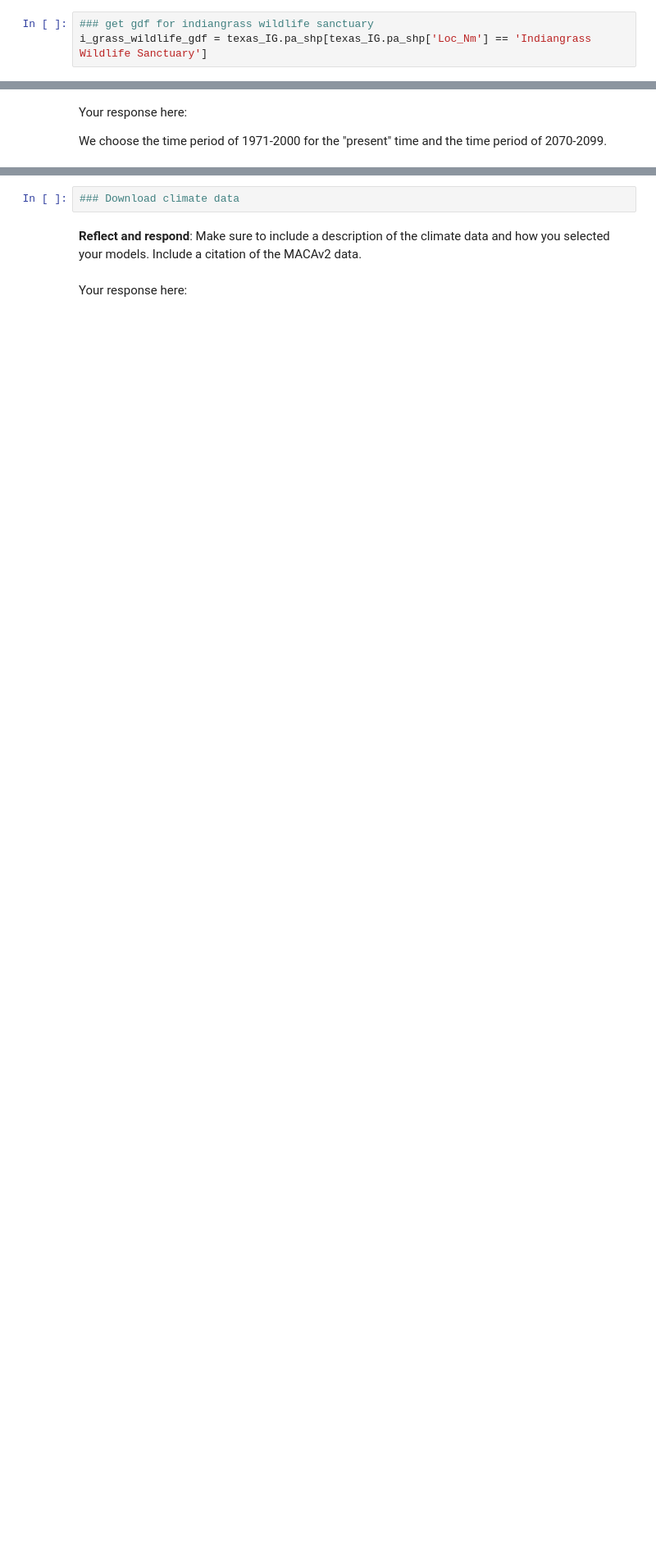
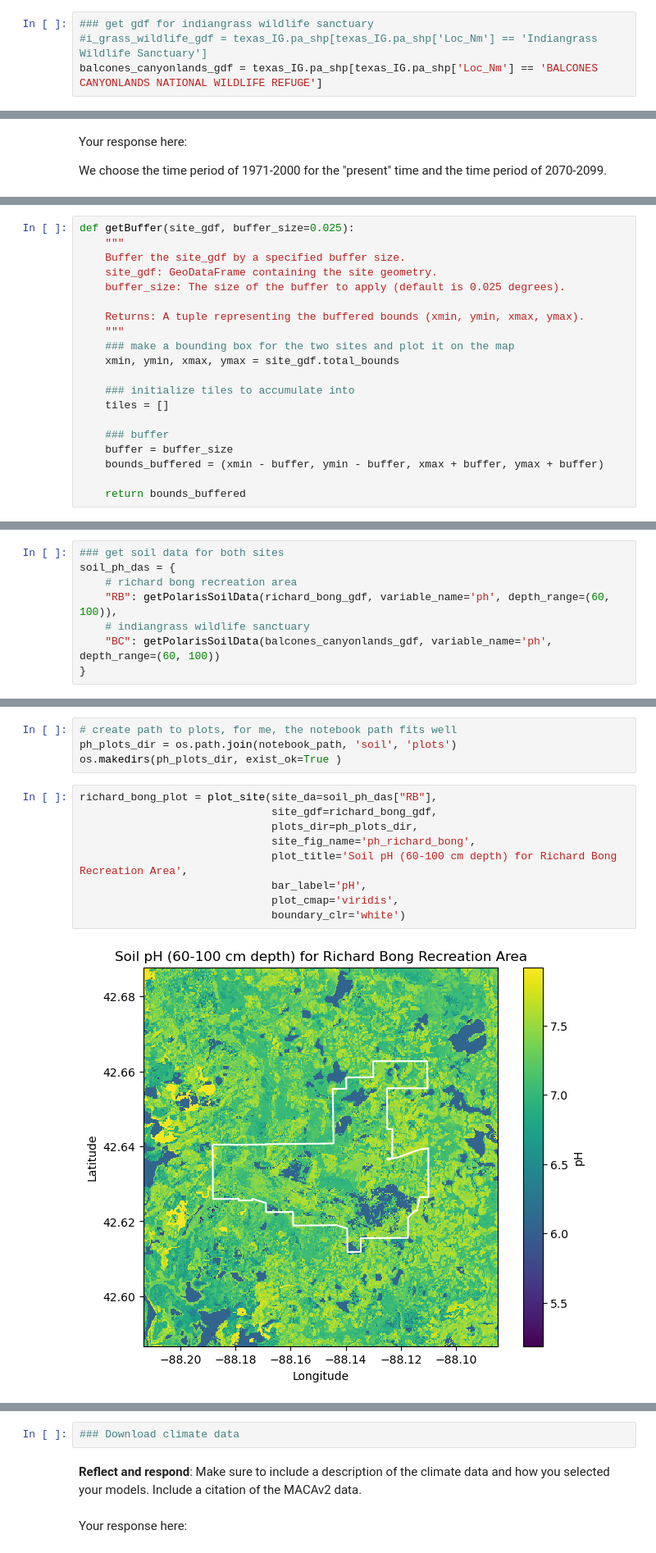
Before and after one commit to earthlab-education/spring-03-habitat-suitability-climate-change-MarJess, a Jupyter notebook: habitat_suitability_WIP.ipynb, the cells around one changed output, grey strips where cells are left out. Shown at 82% size. Saved outputs shown, nothing was run; the diff lists cells and outputs as text; blank space fills up the shorter version.

```diff
--- a/habitat_suitability_WIP.ipynb
+++ b/habitat_suitability_WIP.ipynb
@@ -511,6 +517,7 @@ Chuck Silcox Park                                1
 Name: count, Length: 310, dtype: int64
 # %%
 ### get gdf for indiangrass wildlife sanctuary
-i_grass_wildlife_gdf = texas_IG.pa_shp[texas_IG.pa_shp['Loc_Nm'] == 'Indiangrass Wildlife Sanctuary']
+#i_grass_wildlife_gdf = texas_IG.pa_shp[texas_IG.pa_shp['Loc_Nm'] == 'Indiangrass Wildlife Sanctuary']
+balcones_canyonlands_gdf = texas_IG.pa_shp[texas_IG.pa_shp['Loc_Nm'] == 'BALCONES CANYONLANDS NATIONAL WILDLIFE REFUGE']
 # %%
 ### plot the government layers for indiangrass wildlife sanctuary
@@ -661,0 +665,20 @@ best corresponds with the rooting depth of your species.</p></div></div>
+# %%
+def getBuffer(site_gdf, buffer_size=0.025):
+    """
+    Buffer the site_gdf by a specified buffer size.
+    site_gdf: GeoDataFrame containing the site geometry.
+    buffer_size: The size of the buffer to apply (default is 0.025 degrees).
+
+    Returns: A tuple representing the buffered bounds (xmin, ymin, xmax, ymax).
+    """
+    ### make a bounding box for the two sites and plot it on the map
+    xmin, ymin, xmax, ymax = site_gdf.total_bounds
+
+    ### initialize tiles to accumulate into
+    tiles = []
+
+    ### buffer
+    buffer = buffer_size
+    bounds_buffered = (xmin - buffer, ymin - buffer, xmax + buffer, ymax + buffer)
+
+    return bounds_buffered
@@ -661,0 +762,8 @@ best corresponds with the rooting depth of your species.</p></div></div>
+# %%
+### get soil data for both sites
+soil_ph_das = {
+    # richard bong recreation area
+    "RB": getPolarisSoilData(richard_bong_gdf, variable_name='ph', depth_range=(60, 100)),
+    # indiangrass wildlife sanctuary
+    "BC": getPolarisSoilData(balcones_canyonlands_gdf, variable_name='ph', depth_range=(60, 100))
+}
@@ -661,0 +845,15 @@ best corresponds with the rooting depth of your species.</p></div></div>
+# %%
+# create path to plots, for me, the notebook path fits well
+ph_plots_dir = os.path.join(notebook_path, 'soil', 'plots')
+os.makedirs(ph_plots_dir, exist_ok=True )
+# %%
+richard_bong_plot = plot_site(site_da=soil_ph_das["RB"],
+                              site_gdf=richard_bong_gdf,
+                              plots_dir=ph_plots_dir,
+                              site_fig_name='ph_richard_bong',
+                              plot_title='Soil pH (60-100 cm depth) for Richard Bong Recreation Area',
+                              bar_label='pH',
+                              plot_cmap='viridis',
+                              boundary_clr='white')
+# %% [output]
+[figure, added]
```
Also changed, not shown: parts of 50 cells of this notebook, 17 other files.
